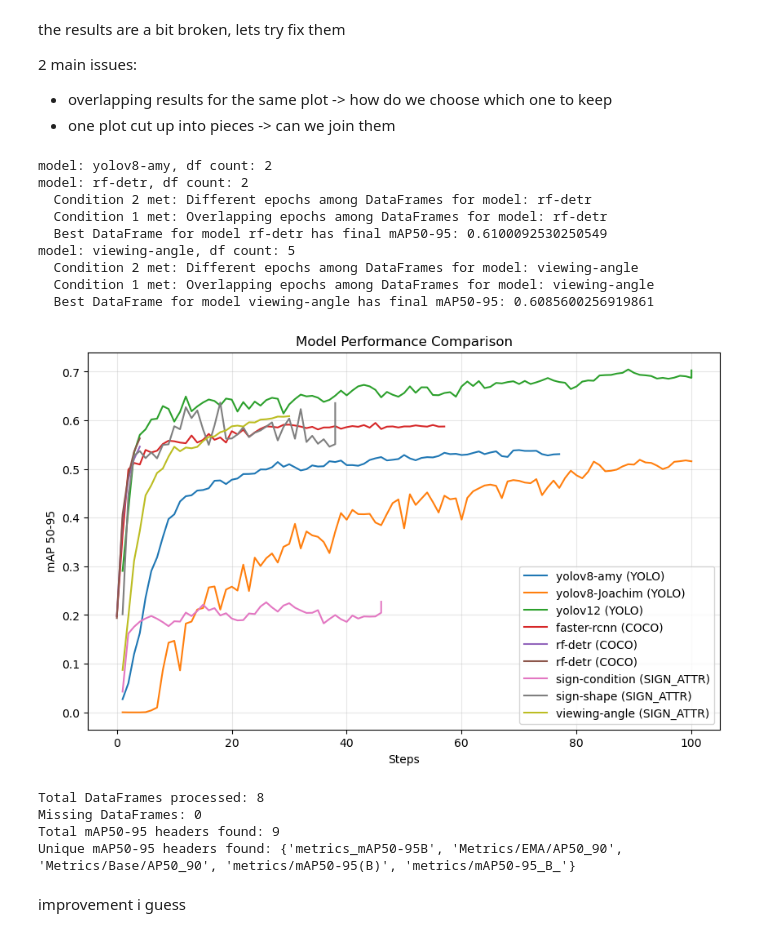
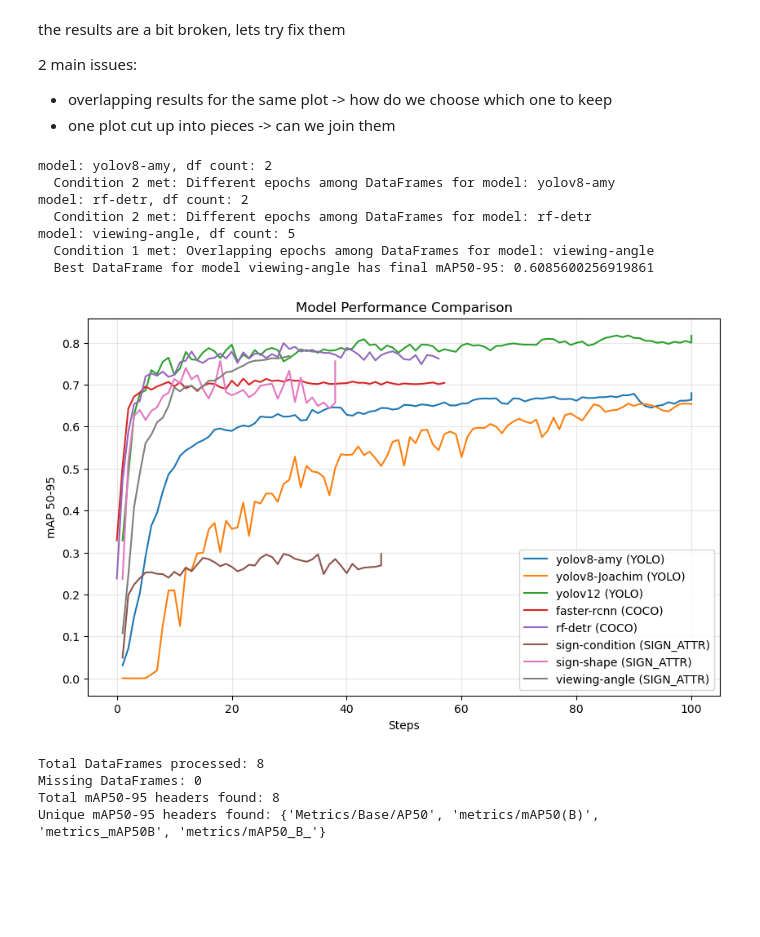
Before and after one commit to spiteriamy/ari3129-cv-group-project, a Jupyter notebook: 2c_results_comparison.ipynb, the cells around one changed output. Saved outputs shown, nothing was run; the diff lists cells and outputs as text; code cells hidden in the pictures; blank space fills up the shorter version.

```diff
--- a/2c_results_comparison.ipynb
+++ b/2c_results_comparison.ipynb
@@ -177,7 +177,7 @@ for df in dataframes_list:
 
     headers = df['metric'].unique()
     for header in headers:
-        if 'AP' in header and '50' in header and '9' in header:
+        if 'AP' in header and '50' in header and 'EMA' not in header and '9' not in header:  # avoid EMA metrics
             stats_dict['mAP50-95_headers'].add(header)
             stats_dict['map50-95_header_count'] += 1
 
@@ -222,6 +222,7 @@ for model in model_groups.values():
             print(f'model: {name}, df count: {len(df_list)}')
 
             # check if condition 1 or 2
+            epochs_sets = [set(df['step'].unique()) for df in df_list]
 
             # condition 2: check if dfs have different epochs
             all_epochs = set().union(*epochs_sets)
@@ -231,11 +232,10 @@ for model in model_groups.values():
 
                 # concatenate the dfs that share no epochs
                 combined_df = pd.concat(df_list, ignore_index=True)
-                df_list = [combined_df]
+                model[name] = [combined_df]
 
 
             # condition 1: check if all dfs have overlapping epochs
-            epochs_sets = [set(df['step'].unique()) for df in df_list]
             common_epochs = set.intersection(*epochs_sets)
             if common_epochs:
                 print(
@@ -254,15 +254,13 @@ for model in model_groups.values():
                         best_df = df
                 print(
                     f'  Best DataFrame for model {name} has final mAP50-95: {best_map}')
-                df_list = [best_df]
+                model[name] = [best_df]
 # %% [output]
 model: yolov8-amy, df count: 2
+  Condition 2 met: Different epochs among DataFrames for model: yolov8-amy
 model: rf-detr, df count: 2
   Condition 2 met: Different epochs among DataFrames for model: rf-detr
-  Condition 1 met: Overlapping epochs among DataFrames for model: rf-detr
-  Best DataFrame for model rf-detr has final mAP50-95: 0.6100092530250549
 model: viewing-angle, df count: 5
-  Condition 2 met: Different epochs among DataFrames for model: viewing-angle
   Condition 1 met: Overlapping epochs among DataFrames for model: viewing-angle
   Best DataFrame for model viewing-angle has final mAP50-95: 0.6085600256919861
 # %%
@@ -288,40 +286,38 @@ for model in model_groups.values():
             stats_dict['missing_dfs'] += 1
             continue
 
         headers = df['metric'].unique()
         for header in headers:
-            if 'AP' in header and '50' in header and '9' in header:
+            if 'AP' in header and '50' in header and 'EMA' not in header and '9' not in header: # avoid EMA metrics
                 stats_dict['mAP50-95_headers'].add(header)
                 stats_dict['map50-95_header_count'] += 1
 
                 # for the plot
                 subset = df[df['metric'] == header]
 
                 # Plot once per model/metric
                 plt.plot(
                     subset['step'],
                     subset['value'],
                     label=f"{df['model'].iloc[0]} ({df['category'].iloc[0]})"
                 )
 
 plt.xlabel('Steps')
 plt.ylabel('mAP 50-95')
 plt.title('Model Performance Comparison')
 plt.legend()
 plt.grid(True, alpha=0.3)
 plt.show()
 
 print(f"Total DataFrames processed: {stats_dict['total_dfs']}")
 print(f"Missing DataFrames: {stats_dict['missing_dfs']}")
 print(f"Total mAP50-95 headers found: {stats_dict['map50-95_header_count']}")
 print(f"Unique mAP50-95 headers found: {stats_dict['mAP50-95_headers']}")
 # %% [output]
-[figure, old version]
+[figure, new version]
 Total DataFrames processed: 8
 Missing DataFrames: 0
-Total mAP50-95 headers found: 9
-Unique mAP50-95 headers found: {'metrics_mAP50-95B', 'Metrics/EMA/AP50_90', 'Metrics/Base/AP50_90', 'metrics/mAP50-95(B)', 'metrics/mAP50-95_B_'}
+Total mAP50-95 headers found: 8
+Unique mAP50-95 headers found: {'Metrics/Base/AP50', 'metrics/mAP50(B)', 'metrics_mAP50B', 'metrics/mAP50_B_'}
-# %% [markdown]
-improvement i guess
 # %%
 # check if average mAP50-95 differs significantly between multiple dfs of same model
```
Also changed, not shown: parts of 1 cell of this notebook.
